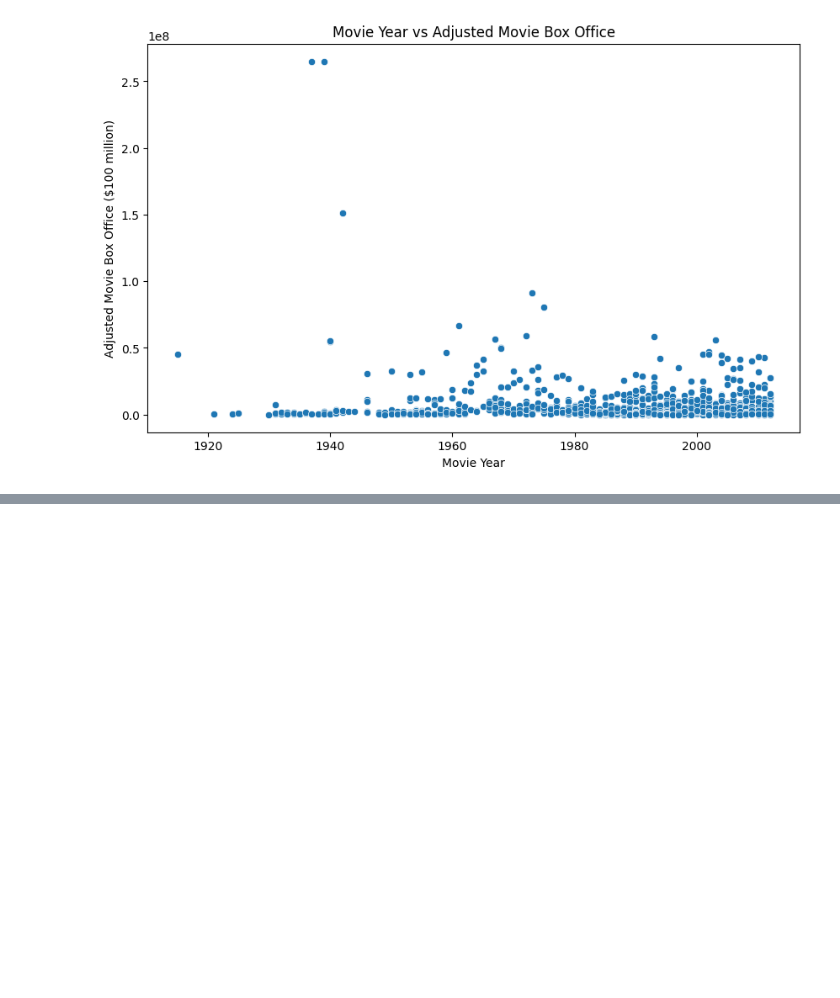
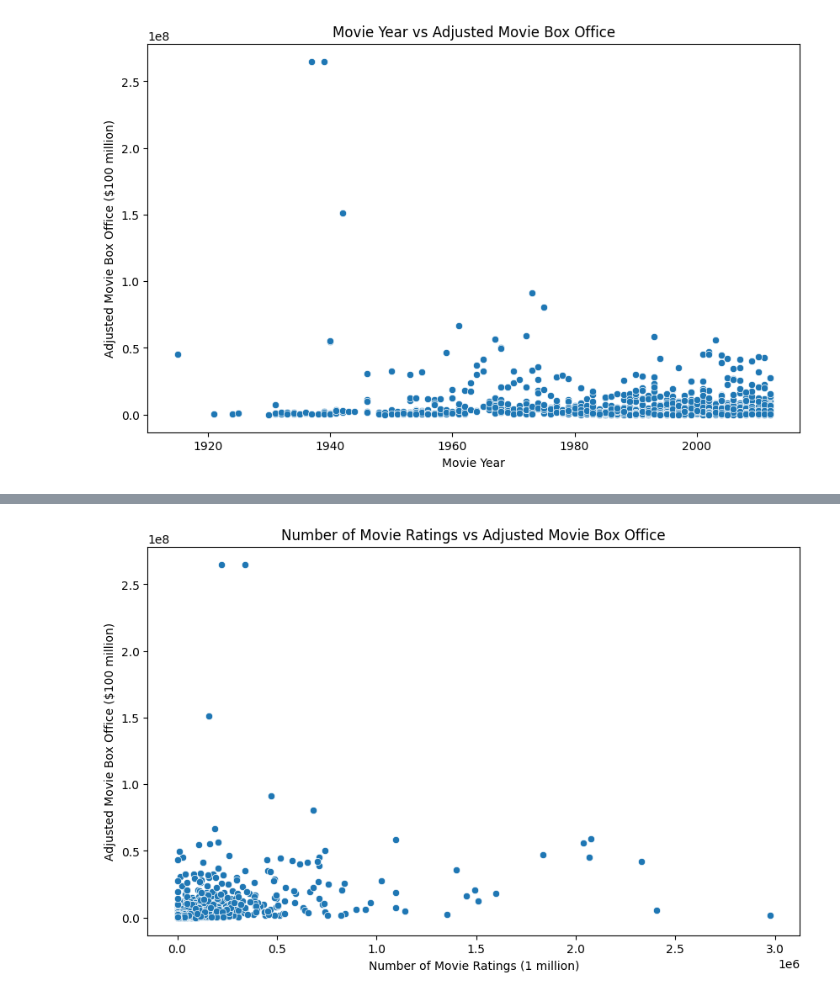
Before and after one commit to epfl-ada/ada-2024-project-padamalgame, a Jupyter notebook: adaptation_success_analysis.ipynb, the cells around one changed output, grey strips where cells are left out. Cells and saved outputs as stored; diff of their text form; code cells hidden in the pictures; blank space fills up the shorter version.

```diff
--- a/adaptation_success_analysis.ipynb
+++ b/adaptation_success_analysis.ipynb
@@ -71,0 +81,9 @@ plt.show()
+# %%
+plt.figure(figsize=(10, 6))
+sns.scatterplot(data=df, x='MovieRatingNb', y='MovieAdjustedBoxOffice')
+plt.title('Number of Movie Ratings vs Adjusted Movie Box Office')
+plt.xlabel('Number of Movie Ratings (1 million)')
+plt.ylabel('Adjusted Movie Box Office ($100 million)')
+plt.show()
+# %% [output]
+[figure, added]
```
Also changed, not shown: parts of 2 cells of this notebook.
